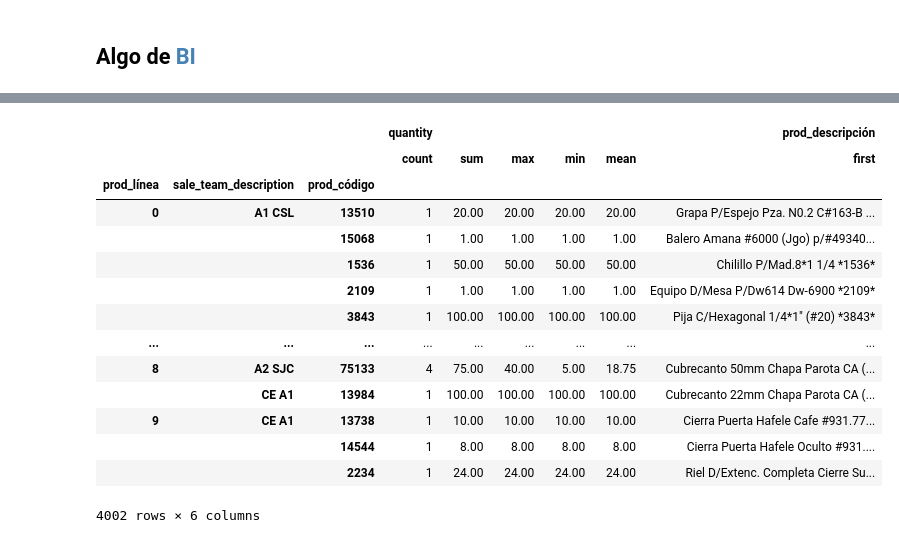
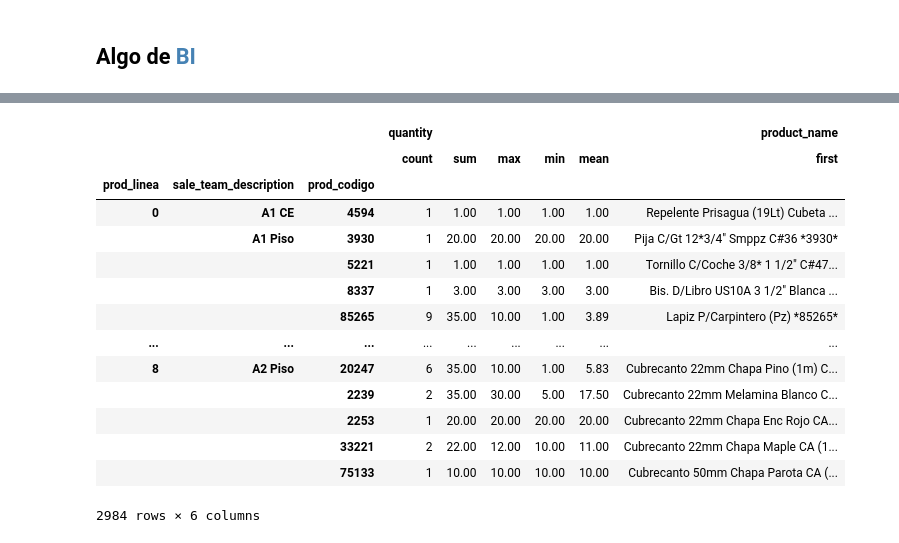
Before and after one commit to ecostichp/odoo_comisiones, a Jupyter notebook: comisiones/manage_BI/purchases_bi_prueba.ipynb, the cells around one changed output, grey strips where cells are left out. Saved outputs shown, nothing was run; the diff lists cells and outputs as text; code cells hidden in the pictures.

```diff
--- a/comisiones/manage_BI/purchases_bi_prueba.ipynb
+++ b/comisiones/manage_BI/purchases_bi_prueba.ipynb
@@ -27,3 +1,26 @@ ventas_año = pd.concat([ventas_enero, ventas_febrero, ventas_marzo, ventas_abri
+# %%
+from pathlib import Path
+from sqlalchemy import create_engine
+
+import pandas as pd
+pd.options.display.float_format = '{:,.2f}'.format
+
+
+db_file = 'comisiones.db'
+db_file_path_str = str(Path().cwd().parent.parent.joinpath(f'data/{db_file}'))
+
+engine = create_engine(f'sqlite:///{db_file_path_str}')
+# %%
+with engine.connect() as conn, conn.begin():
+    ventas_enero = pd.read_sql_table('ventas_enero', conn, dtype_backend='numpy_nullable')
+    ventas_febrero = pd.read_sql_table('ventas_febrero', conn, dtype_backend='numpy_nullable')
+    ventas_marzo = pd.read_sql_table('ventas_marzo', conn, dtype_backend='numpy_nullable')
+    ventas_abril = pd.read_sql_table('ventas_abril', conn, dtype_backend='numpy_nullable')
+    ventas_mayo = pd.read_sql_table('ventas_mayo', conn, dtype_backend='numpy_nullable')
+    ventas_junio = pd.read_sql_table('ventas_junio', conn, dtype_backend='numpy_nullable')
+    ventas_año = pd.read_sql_table('ventas_año', conn, dtype_backend='numpy_nullable')
+
+engine.dispose()
 # %%
-df = ventas_mayo
-mes = 5
+df = ventas_junio
+mes = 6
@@ -70,20 +48,20 @@ compras_linea
 # %%
-compras_linea_sale_team = compras.groupby(['prod_línea', 'sale_team_description', 'prod_código']).agg({'quantity':['count', 'sum', 'max', 'min', 'mean'], 'prod_descripción':['first']})
+compras_linea_sale_team = df.groupby(['prod_linea', 'sale_team_description', 'prod_codigo']).agg({'quantity':['count', 'sum', 'max', 'min', 'mean'], 'product_name':['first']})
 compras_linea_sale_team
 # %% [output]
-|  |  |  | quantity |  |  |  |  | prod_descripción |
+|  |  |  | quantity |  |  |  |  | product_name |
 |  |  |  | count | sum | max | min | mean | first |
-| prod_línea | sale_team_description | prod_código |  |  |  |  |  |  |
-| 0 | A1 CSL | 13510 | 1 | 20.00 | 20.00 | 20.00 | 20.00 | Grapa P/Espejo Pza. N0.2 C#163-B ... |
-|  |  | 15068 | 1 | 1.00 | 1.00 | 1.00 | 1.00 | Balero Amana #6000 (Jgo) p/#49340... |
-|  |  | 1536 | 1 | 50.00 | 50.00 | 50.00 | 50.00 | Chilillo P/Mad.8*1 1/4 *1536* |
-|  |  | 2109 | 1 | 1.00 | 1.00 | 1.00 | 1.00 | Equipo D/Mesa P/Dw614 Dw-6900 *2109* |
-|  |  | 3843 | 1 | 100.00 | 100.00 | 100.00 | 100.00 | Pija C/Hexagonal 1/4*1" (#20) *3843* |
+| prod_linea | sale_team_description | prod_codigo |  |  |  |  |  |  |
+| 0 | A1 CE | 4594 | 1 | 1.00 | 1.00 | 1.00 | 1.00 | Repelente Prisagua (19Lt) Cubeta ... |
+|  | A1 Piso | 3930 | 1 | 20.00 | 20.00 | 20.00 | 20.00 | Pija C/Gt 12*3/4" Smppz C#36 *3930* |
+|  |  | 5221 | 1 | 1.00 | 1.00 | 1.00 | 1.00 | Tornillo C/Coche 3/8* 1 1/2" C#47... |
+|  |  | 8337 | 1 | 3.00 | 3.00 | 3.00 | 3.00 | Bis. D/Libro US10A 3 1/2" Blanca ... |
+|  |  | 85265 | 9 | 35.00 | 10.00 | 1.00 | 3.89 | Lapiz P/Carpintero (Pz) *85265* |
 | ... | ... | ... | ... | ... | ... | ... | ... | ... |
-| 8 | A2 SJC | 75133 | 4 | 75.00 | 40.00 | 5.00 | 18.75 | Cubrecanto 50mm Chapa Parota CA (... |
-|  | CE A1 | 13984 | 1 | 100.00 | 100.00 | 100.00 | 100.00 | Cubrecanto 22mm Chapa Parota CA (... |
-| 9 | CE A1 | 13738 | 1 | 10.00 | 10.00 | 10.00 | 10.00 | Cierra Puerta Hafele Cafe #931.77... |
-|  |  | 14544 | 1 | 8.00 | 8.00 | 8.00 | 8.00 | Cierra Puerta Hafele Oculto #931.... |
-|  |  | 2234 | 1 | 24.00 | 24.00 | 24.00 | 24.00 | Riel D/Extenc. Completa Cierre Su... |
+| 8 | A2 Piso | 20247 | 6 | 35.00 | 10.00 | 1.00 | 5.83 | Cubrecanto 22mm Chapa Pino (1m) C... |
+|  |  | 2239 | 2 | 35.00 | 30.00 | 5.00 | 17.50 | Cubrecanto 22mm Melamina Blanco C... |
+|  |  | 2253 | 1 | 20.00 | 20.00 | 20.00 | 20.00 | Cubrecanto 22mm Chapa Enc Rojo CA... |
+|  |  | 33221 | 2 | 22.00 | 12.00 | 10.00 | 11.00 | Cubrecanto 22mm Chapa Maple CA (1... |
+|  |  | 75133 | 1 | 10.00 | 10.00 | 10.00 | 10.00 | Cubrecanto 50mm Chapa Parota CA (... |
-4002 rows × 6 columns
+2984 rows × 6 columns
 # %%
```
Also changed, not shown: parts of 12 cells of this notebook, 8 other files.
